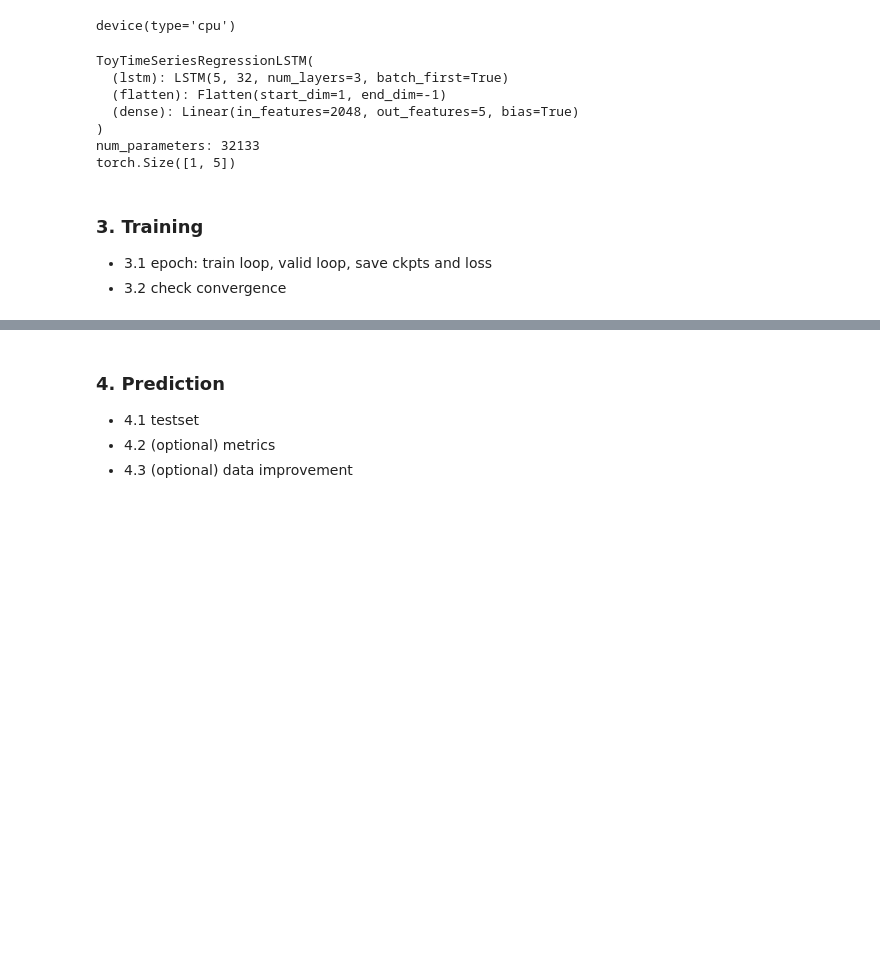
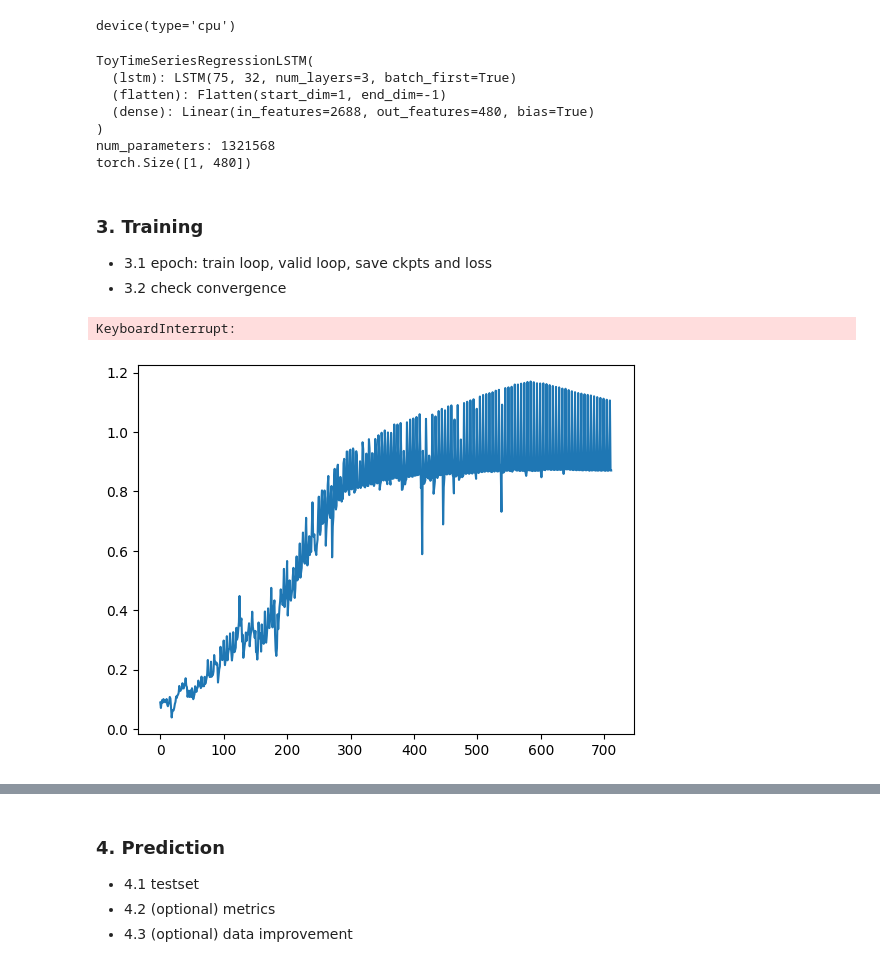
Before and after one commit to bnbsking/Side-Project--Finance, a Jupyter notebook: prototype/exp2/main.ipynb, the cells around one changed output, grey strips where cells are left out. Drawn from its saved outputs; the diff is of its cells as text; code cells hidden in the pictures; blank space fills up the shorter version.

```diff
--- a/prototype/exp2/main.ipynb
+++ b/prototype/exp2/main.ipynb
@@ -303,5 +89,5 @@ trainset[0]
 # %%
-batch_size = 16
+batch_size = 1
 
 trainloader = DataLoader(trainset, batch_size=batch_size, pin_memory=False, shuffle=False)
 validloader = DataLoader(validset, batch_size=batch_size, pin_memory=False, shuffle=False)
@@ -355,7 +141,7 @@ class ToyTimeSeriesRegressionLSTM(torch.nn.Module):
 if model_name == "LSTM":
     example_x, example_y = next(iter(trainset))
     window_size, num_input_features = example_x.shape
-    num_output_features = example_y.numel()
+    num_output_features = example_y.numel() + num_tickers_add1
     model = ToyTimeSeriesRegressionLSTM(
             window_size,
             num_input_features,
@@ -367,10 +153,10 @@ if model_name == "LSTM":
     print(model(example_x.reshape(-1, window_size, num_input_features)).shape)
 # %% [output]
 ToyTimeSeriesRegressionLSTM(
-  (lstm): LSTM(5, 32, num_layers=3, batch_first=True)
+  (lstm): LSTM(75, 32, num_layers=3, batch_first=True)
   (flatten): Flatten(start_dim=1, end_dim=-1)
-  (dense): Linear(in_features=2048, out_features=5, bias=True)
+  (dense): Linear(in_features=2688, out_features=480, bias=True)
 )
-num_parameters: 32133
-torch.Size([1, 5])
+num_parameters: 1321568
+torch.Size([1, 480])
 # %%
@@ -473,16 +366,22 @@ save_ckpts_per_epochs = 30
 + 3.2 check convergence
 # %%
 history = {"train_loss_list": [], "valid_loss_list": []}
+
+# gradient accumulation technique
+gradient_update_freq = 8
+optimizer.zero_grad()
+
 for epoch in tqdm(range(epochs)):
     # training loop
     train_loss= 0.
-    for x, y in trainloader:
+    for i, (x, y) in enumerate(trainloader):
         x, y = x.to(device), y.to(device)
-        optimizer.zero_grad()      # 1. zero the parameter gradients
         pred = model(x)            # 2. f(x) and f'(x)
-        loss = loss_func(pred, y)  # 3. compute loss
+        loss = loss_func(pred, y) / gradient_update_freq  # 3. compute loss
         loss.backward()            # 4. send loss to torch
-        optimizer.step()           # 5. update model parameters by torch loss
+        if (i + 1) % gradient_update_freq == 0 or (i + 1) == len(trainloader):
+            optimizer.step()           # 5. update model parameters by torch loss
+            optimizer.zero_grad()      # 1. zero the parameter gradients
         train_loss += loss.item() / len(trainset)
 
     # validation
@@ -506,6 +405,14 @@ for epoch in tqdm(range(epochs)):
             model.state_dict(),
             os.path.join(output_dir, f"epoch_{str(epoch).zfill(3)}.pt")
         )
+# %% [output]
+KeyboardInterrupt:
+# %%
+L = json.load(open(f"{output_dir}/sharpe_ratio_history.json"))
+plt.plot(L)
+plt.show()
+# %% [output]
+[figure, added]
 # %%
 # check convergence
 history = json.load(open(os.path.join(output_dir, "history.json")))
```
Also changed, not shown: parts of 25 cells of this notebook, 12 other files.
